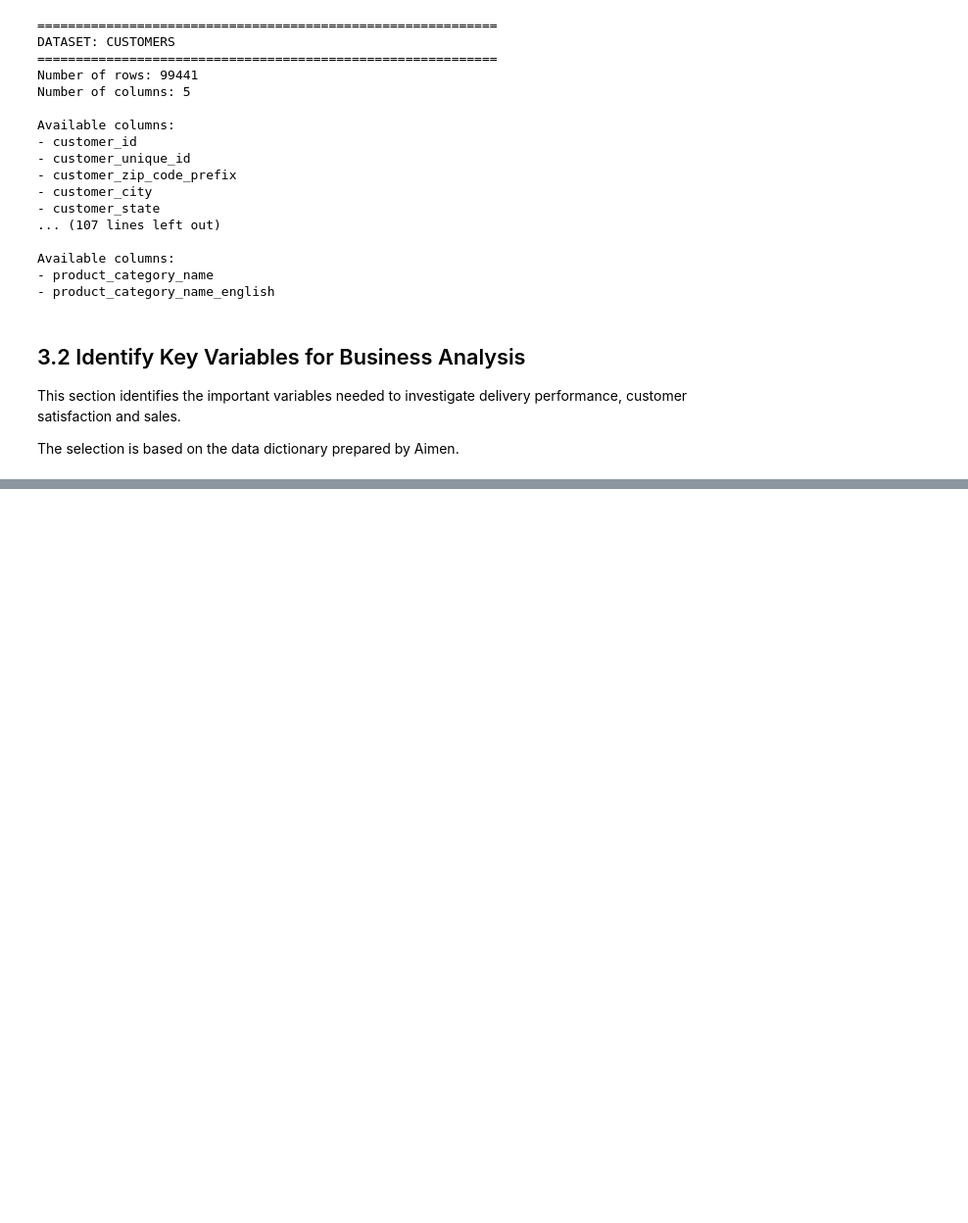
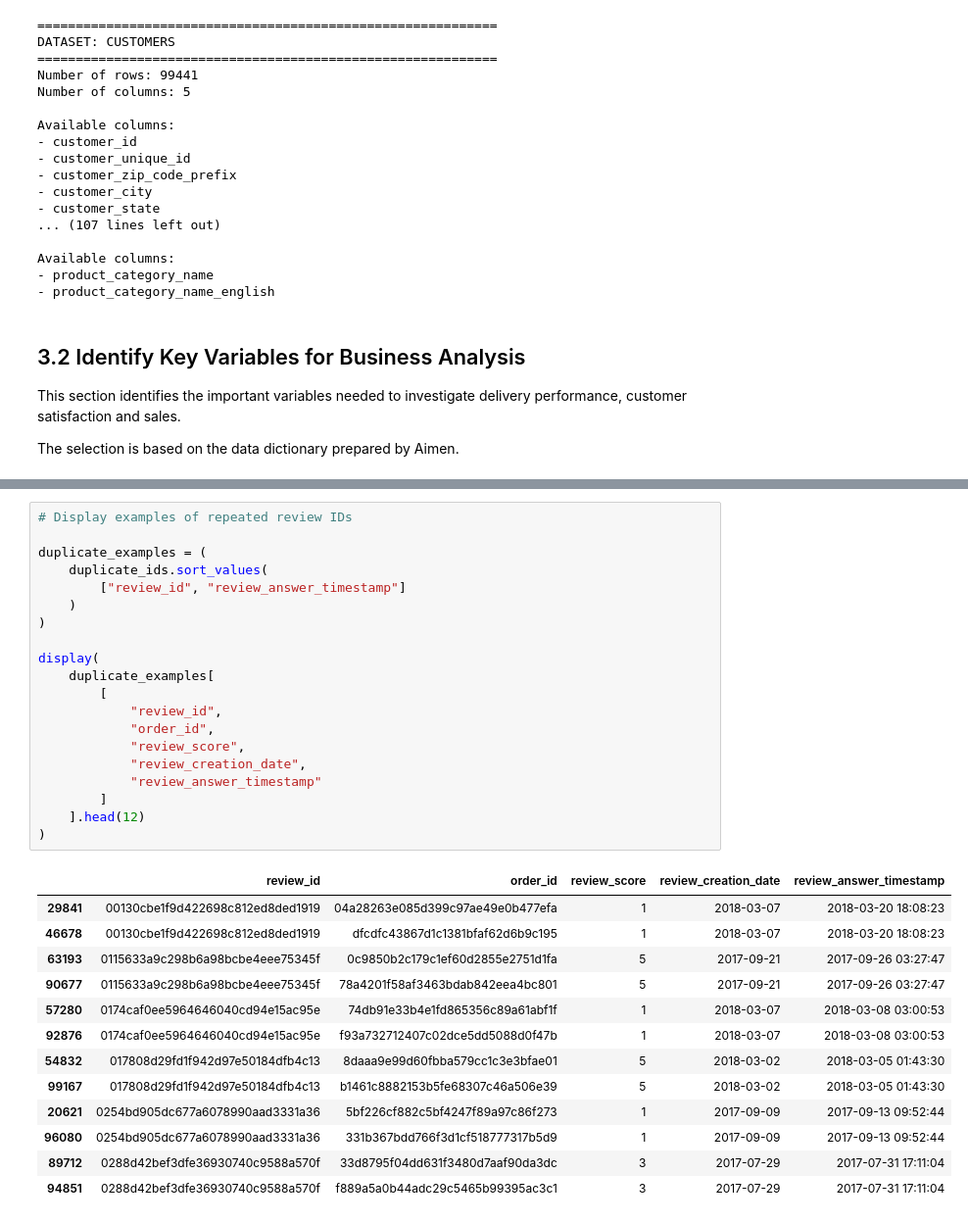
Before and after one commit to tarunmazumdertm-source/olist-delivery-performance-bi, a Jupyter notebook: 04_eda/notebooks/02_olist_eda.ipynb, the cells around one changed output, grey strips where cells are left out. Shown at 98% size. Drawn from its saved outputs; the diff is of its cells as text; blank space fills up the shorter version.

```diff
--- a/04_eda/notebooks/02_olist_eda.ipynb
+++ b/04_eda/notebooks/02_olist_eda.ipynb
@@ -506,0 +1157,34 @@ Missing variable names: 0
+# %%
+# Display examples of repeated review IDs
+
+duplicate_examples = (
+    duplicate_ids.sort_values(
+        ["review_id", "review_answer_timestamp"]
+    )
+)
+
+display(
+    duplicate_examples[
+        [
+            "review_id",
+            "order_id",
+            "review_score",
+            "review_creation_date",
+            "review_answer_timestamp"
+        ]
+    ].head(12)
+)
+# %% [output]
+|  | review_id | order_id | review_score | review_creation_date | review_answer_timestamp |
+| 29841 | 00130cbe1f9d422698c812ed8ded1919 | 04a28263e085d399c97ae49e0b477efa | 1 | 2018-03-07 | 2018-03-20 18:08:23 |
+| 46678 | 00130cbe1f9d422698c812ed8ded1919 | dfcdfc43867d1c1381bfaf62d6b9c195 | 1 | 2018-03-07 | 2018-03-20 18:08:23 |
+| 63193 | 0115633a9c298b6a98bcbe4eee75345f | 0c9850b2c179c1ef60d2855e2751d1fa | 5 | 2017-09-21 | 2017-09-26 03:27:47 |
+| 90677 | 0115633a9c298b6a98bcbe4eee75345f | 78a4201f58af3463bdab842eea4bc801 | 5 | 2017-09-21 | 2017-09-26 03:27:47 |
+| 57280 | 0174caf0ee5964646040cd94e15ac95e | 74db91e33b4e1fd865356c89a61abf1f | 1 | 2018-03-07 | 2018-03-08 03:00:53 |
+| 92876 | 0174caf0ee5964646040cd94e15ac95e | f93a732712407c02dce5dd5088d0f47b | 1 | 2018-03-07 | 2018-03-08 03:00:53 |
+| 54832 | 017808d29fd1f942d97e50184dfb4c13 | 8daaa9e99d60fbba579cc1c3e3bfae01 | 5 | 2018-03-02 | 2018-03-05 01:43:30 |
+| 99167 | 017808d29fd1f942d97e50184dfb4c13 | b1461c8882153b5fe68307c46a506e39 | 5 | 2018-03-02 | 2018-03-05 01:43:30 |
+| 20621 | 0254bd905dc677a6078990aad3331a36 | 5bf226cf882c5bf4247f89a97c86f273 | 1 | 2017-09-09 | 2017-09-13 09:52:44 |
+| 96080 | 0254bd905dc677a6078990aad3331a36 | 331b367bdd766f3d1cf518777317b5d9 | 1 | 2017-09-09 | 2017-09-13 09:52:44 |
+| 89712 | 0288d42bef3dfe36930740c9588a570f | 33d8795f04dd631f3480d7aaf90da3dc | 3 | 2017-07-29 | 2017-07-31 17:11:04 |
+| 94851 | 0288d42bef3dfe36930740c9588a570f | f889a5a0b44adc29c5465b99395ac3c1 | 3 | 2017-07-29 | 2017-07-31 17:11:04 |
```
Also changed, not shown: parts of 77 cells of this notebook, 2 other files.
